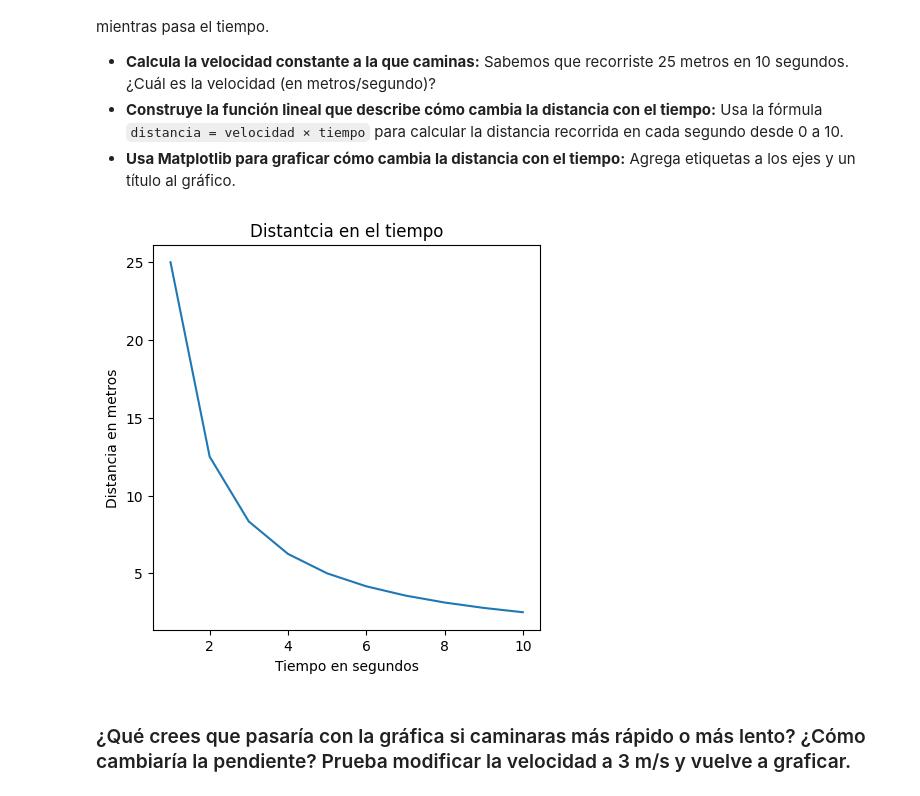
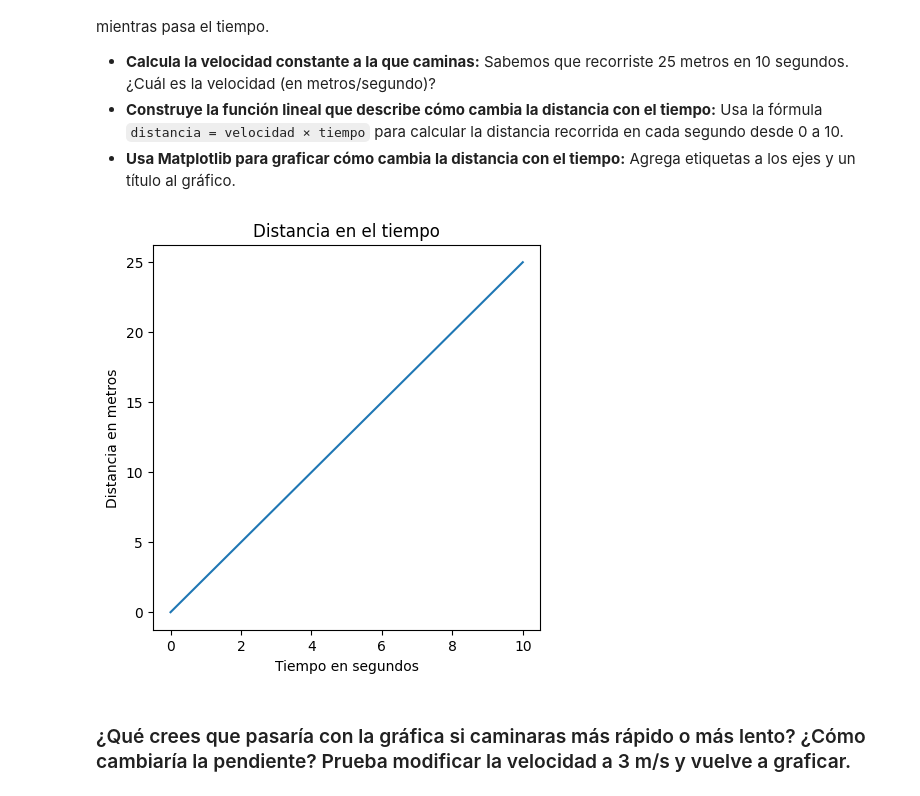
Before and after one commit to 4GeeksAcademy/AlegomezDev_matplolib, a Jupyter notebook: notebook/problems.es.ipynb, the cells around one changed output. Saved outputs shown, nothing was run; the diff lists cells and outputs as text; code cells hidden in the pictures.

```diff
--- a/notebook/problems.es.ipynb
+++ b/notebook/problems.es.ipynb
@@ -26,18 +26,18 @@ Dado que la velocidad es constante, esta representa la pendiente de la función
 - **Usa Matplotlib para graficar cómo cambia la distancia con el tiempo:** Agrega etiquetas a los ejes y un título al gráfico.
 # %%
 # Se establecen las variables y la función lineal
-segundos = np.arange(0, 11) # array con valores de 0 a 10
-metros=25
-distancia=metros/segundos
+x = np.arange(0, 11) # array con valores de 0 a 10
+velocidad=25/10
+distancia=velocidad*x
 
 # Se configura la grafica
 plt.figure(figsize = (5, 5))
-plt.plot(segundos, distancia)
-plt.title("Distantcia en el tiempo")
-plt.xlabel("Tiempo en segundos")
-plt.ylabel("Distancia en metros")
+plt.plot(x, distancia)
+plt.title('Distancia en el tiempo')
+plt.xlabel('Tiempo en segundos')
+plt.ylabel('Distancia en metros')
 plt.show()
 # %% [output]
-[figure, old version]
+[figure, new version]
 # %% [markdown]
 ### ¿Qué crees que pasaría con la gráfica si caminaras más rápido o más lento? ¿Cómo cambiaría la pendiente? Prueba modificar la velocidad a 3 m/s y vuelve a graficar.
```
Also changed, not shown: parts of 19 cells of this notebook.
